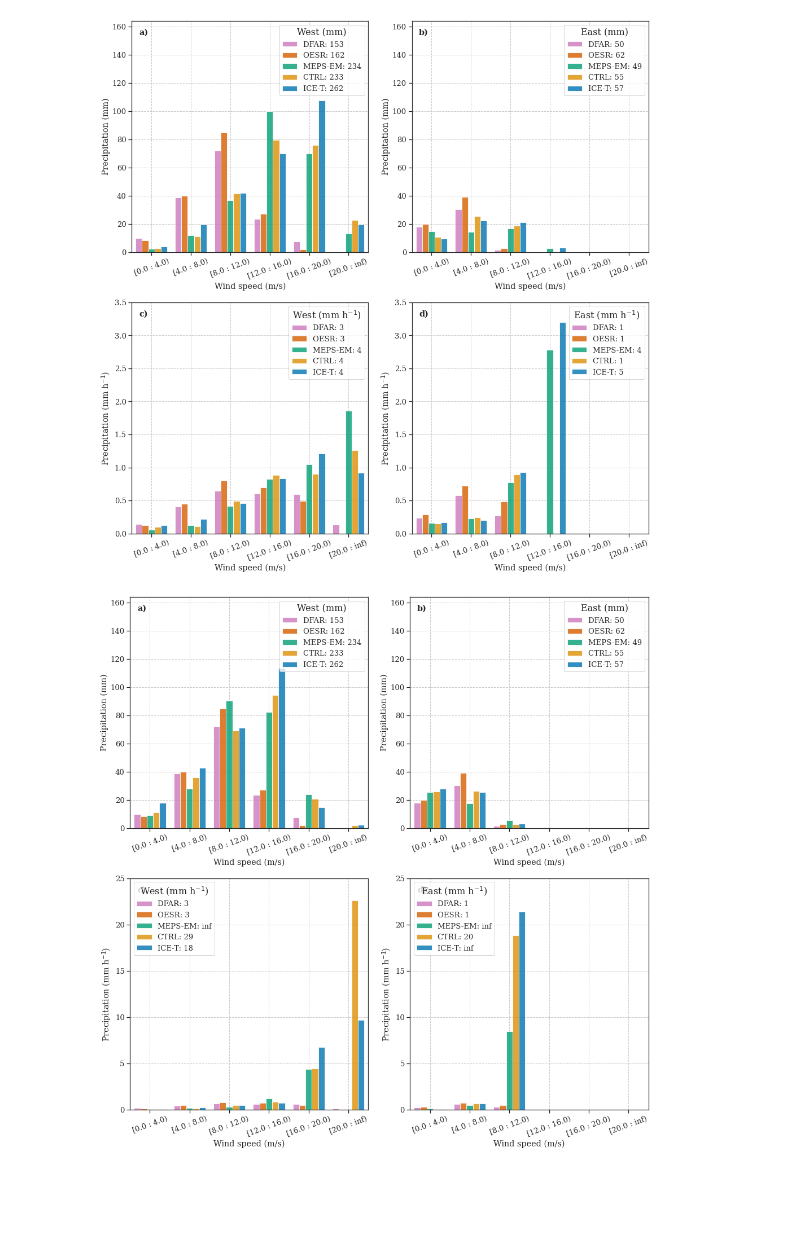
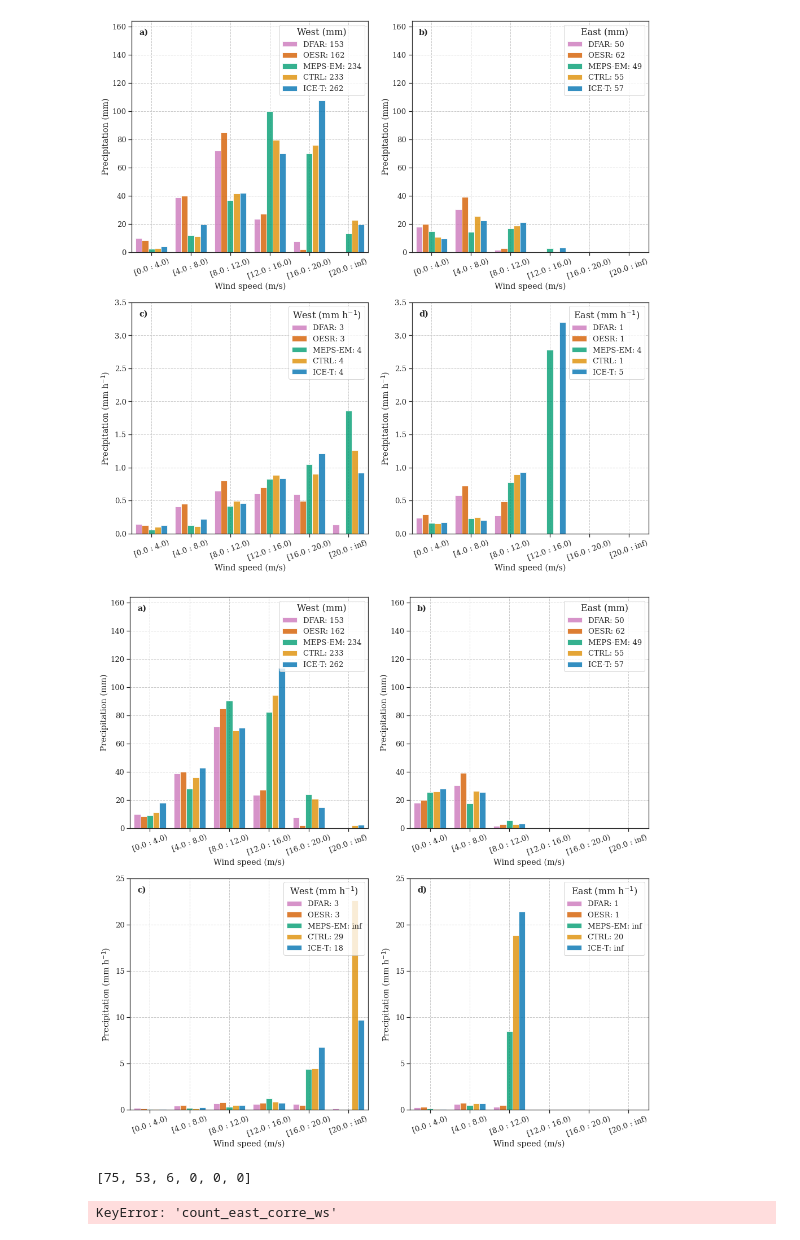
Before and after one commit to franzihe/Haukeliseter_16_17, a Jupyter notebook: write_nc_precip_day_wind_regime_temp_condition_V2.ipynb, the cells around one changed output. Cells and saved outputs as stored; diff of their text form; code cells hidden in the pictures; blank space fills up the shorter version.

```diff
--- a/write_nc_precip_day_wind_regime_temp_condition_V2.ipynb
+++ b/write_nc_precip_day_wind_regime_temp_condition_V2.ipynb
@@ -547,6 +601,11 @@ ret['precip'] = pd.DataFrame()
 ret['2T'] = pd.DataFrame()
 #ret['westerly_idx'] = pd.DataFrame()
 #ret['easterly_idx'] = pd.DataFrame()
+ret['SWC'] = pd.DataFrame()
+ret['SWC_hourly'] = pd.DataFrame()
+ret['2T_2d'] = pd.DataFrame()
+ret['WD_2d'] = pd.DataFrame()
+ret['WS_2d'] = pd.DataFrame()
 # %%
 for Date in date[1:]:
     ret['WD'] = pd.concat([ret['WD'],
@@ -604,17 +679,28 @@ ax.set_yticklabels(np.arange(3, 27, step = 3));
 # %%
 # Plot 60 min accumulation DFAR vs OESR as a 2dhist
 
-obs['WS_hourly'] = obs['WS'][59::60].reset_index(drop=True)
-ret['WS_hourly'] = ret['WS'][59::60].reset_index(drop=True)
+obs['WS_hourly'] = obs['WS'][::60].reset_index(drop=True)
+ret['WS_hourly'] = ret['WS'][::60].reset_index(drop=True)
 
-obs['WD_hourly'] = obs['WD'][59::60].reset_index(drop=True)
-ret['WD_hourly'] = ret['WD'][59::60].reset_index(drop=True)
+obs['WD_hourly'] = obs['WD'][::60].reset_index(drop=True)
+ret['WD_hourly'] = ret['WD'][::60].reset_index(drop=True)
 
-obs['2T_hourly'] = obs['2T'][59::60].reset_index(drop=True)
-ret['2T_hourly'] = ret['2T'][59::60].reset_index(drop=True)
+obs['2T_hourly'] = obs['2T'][::60].reset_index(drop=True)
+ret['2T_hourly'] = ret['2T'][::60].reset_index(drop=True)
 # %%
 obs['precip_hourly'] = obs['precip'].groupby(obs['precip'].index // 60).sum()
 ret['precip_hourly'] = ret['precip'].groupby(ret['precip'].index // 60).sum()
+# %%
+obs['precip_hourly'] = obs['precip_hourly'].where(obs['2T_hourly'] < 2.)
+obs['precip_west_hourly'] = obs['precip_west_hourly'].where(obs['2T_hourly'] < 2.)
+obs['precip_east_hourly'] = obs['precip_east_hourly'].where(obs['2T_hourly'] < 2.)
+ret['precip_hourly'] = ret['precip_hourly'].where(obs['2T_hourly'] < 2.)
+ret['precip_west_hourly'] = ret['precip_west_hourly'].where(ret['2T_hourly'] < 2.)
+ret['precip_east_hourly'] = ret['precip_east_hourly'].where(ret['2T_hourly'] < 2.)
+
+ret['SWC_hourly'] = ret['SWC_hourly'].where(ret['2T_2d'] < 2.)
+ret['SWC_west_hourly'] = ret['SWC_west_hourly'].where(ret['2T_2d'] < 2.)
+ret['SWC_east_hourly'] = ret['SWC_east_hourly'].where(ret['2T_2d'] < 2.)
 # %%
 obs['precip_west_hourly'] = obs['precip_hourly'].where(np.logical_or(np.logical_and(obs['WD_hourly'] >= 202.5 ,
                                                                                     obs['WD_hourly'] <= 360.),
@@ -627,3 +713,8 @@ ret['precip_west_hourly'] = ret['precip_hourly'].where(np.logical_or(np.logical_
                                                                      ret['WD_hourly'] < 22.5))
 ret['precip_east_hourly'] = ret['precip_hourly'].where(np.logical_and(ret['WD_hourly'] >= 22.5,
                                                                       ret['WD_hourly'] < 202.5))
+ret['SWC_west_hourly'] = ret['SWC_hourly'].where(np.logical_or(np.logical_and(ret['WD_2d'] >= 202.5 ,
+                                                                                    ret['WD_2d'] <= 360.),
+                                                                     ret['WD_2d'] < 22.5))
+ret['SWC_east_hourly'] = ret['SWC_hourly'].where(np.logical_and(ret['WD_2d'] >= 22.5,
+                                                                      ret['WD_2d'] < 202.5))
@@ -1217,32 +1353,40 @@ for mr, i, k in zip(meps_run, range(len(meps_run)), cc):
     plt_bar_obs_ret_meps(axs[2], np.array(meps[mr]['precip_west_ws'])/np.array(meps[mr]['count_west_corre_ws']), i, mr, k)
 
 plt_bar_obs_ret_meps(axs[3], np.array(obs['precip_east_ws'])/np.array(obs['count_east_ws']), -2, 'DFAR', sns.color_palette("colorblind",5)[4])
 plt_bar_obs_ret_meps(axs[3], np.array(ret['precip_east_ws'])/np.array(ret['count_east_ws']), -1, 'OESR', sns.color_palette("colorblind",5)[3])
 for mr, i, k in zip(meps_run, range(len(meps_run)), cc):
     plt_bar_obs_ret_meps(axs[3], np.array(meps[mr]['precip_east_ws'])/np.array(meps[mr]['count_east_corre_ws']), i, mr, k)
 
 
 for i, _t in zip(range(2,4), ['West (mm h$^{-1}$)', 'East (mm h$^{-1}$)']):
-    axs[i].legend(loc = 'upper_right',
+    axs[i].legend(loc = 'upper right',
               fancybox=True, facecolor ='white', title = _t, title_fontsize=16)
     axs[i].set_ylabel('Precipitation (mm h$^{-1}$)')
     axs[i].set_ylim([0, 25])
     axs[i].set_xlim([-0.5, 5.5])
     axs[i].text(0.05, 0.95,
                     fig_label[i],
                     fontweight='bold',
                     horizontalalignment='center',
                     verticalalignment='center',
                     transform = axs[i].transAxes)
 
 
 
 plt.tight_layout()
 if savefig == 1:
         cF.createFolder('%s/' %(figdir))
         fig_name = 'winter_16_17_sfc_precip_WS_WD_count_corrected.'+form
         plt.savefig('%s/%s' %(figdir, fig_name), format = form, bbox_inches='tight', transparent=True)
         print('plot saved: %s/%s' %(figdir, fig_name))
         plt.close()
 # %% [output]
-[figure, old version]
+[figure, new version]
+# %%
+obs['count_east_ws']
+# %% [output]
+[75, 53, 6, 0, 0, 0]
+# %%
+meps[mr]['count_east_corre_ws']   #something is wrong with the count
+# %% [output]
+KeyError: 'count_east_corre_ws'
```
Also changed, not shown: parts of 17 cells of this notebook.
